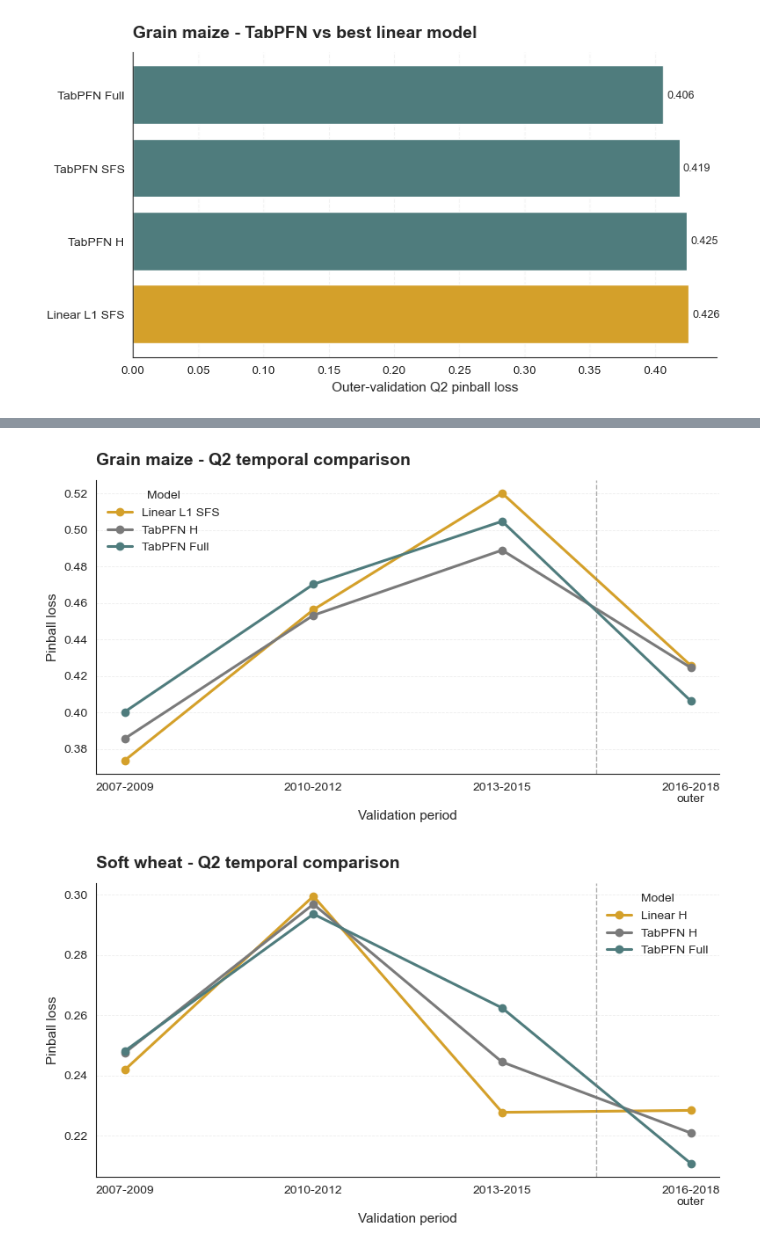
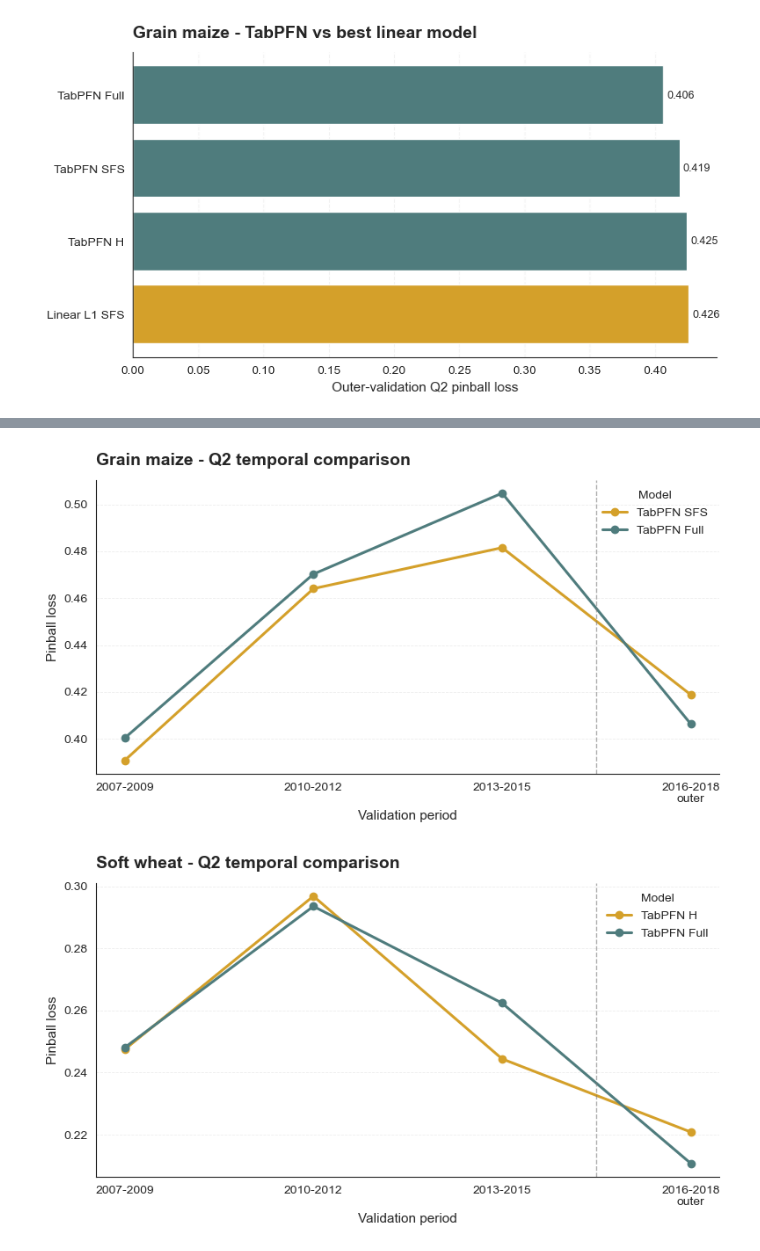
Before and after one commit to AlessioRepetto/agriclimate-intelligence, a Jupyter notebook: notebooks/ML_Quantile_Modelling.ipynb, the cells around one changed output, grey strips where cells are left out. Drawn from its saved outputs; the diff is of its cells as text; code cells hidden in the pictures.

Commit message:
Updated modelling notebook
Added test analysis

```diff
--- a/notebooks/ML_Quantile_Modelling.ipynb
+++ b/notebooks/ML_Quantile_Modelling.ipynb
@@ -2566,50 +2500,32 @@ The earlier development folds should be interpreted as temporal stability diagno
 set_plot_style()
 
 for crop in TABPFN_BACKTEST_CROPS:
+    model_labels = [
+        f"TabPFN {feature_label}"
+        for feature_label in TABPFN_BACKTEST_FEATURE_SETS[crop]
+    ]
+
     plot_data = (
         tabpfn_temporal_comparison[
             tabpfn_temporal_comparison["crop"] == crop
         ]
-        .set_index("period")
-        .drop(columns="crop")
-    )
-
-    linear_label = (
-        "Linear L1 SFS"
-        if crop == "Grain maize"
-        else "Linear H"
+        .set_index("period")[model_labels]
     )
 
     x = range(len(plot_data))
+    colors = [GOLD, TEAL]
 
     fig, ax = plt.subplots(figsize=(8, 4.5))
 
-    ax.plot(
-        x,
-        plot_data[linear_label],
-        marker="o",
-        linewidth=2.2,
-        color=GOLD,
-        label=linear_label,
-    )
-
-    ax.plot(
-        x,
-        plot_data["TabPFN H"],
-        marker="o",
-        linewidth=2.2,
-        color=GRAY_MED,
-        label="TabPFN H",
-    )
-
-    ax.plot(
-        x,
-        plot_data["TabPFN Full"],
-        marker="o",
-        linewidth=2.2,
-        color=TEAL,
-        label="TabPFN Full",
-    )
+    for model_label, color in zip(model_labels, colors):
+        ax.plot(
+            x,
+            plot_data[model_label],
+            marker="o",
+            linewidth=2.2,
+            color=color,
+            label=model_label,
+        )
 
     ax.axvline(
         2.5,
@@ -2619,35 +2535,35 @@ for crop in TABPFN_BACKTEST_CROPS:
         alpha=0.6,
     )
 
     ax.set_title(
         f"{crop} - Q2 temporal comparison",
         loc="left",
     )
     ax.set_xlabel("Validation period")
     ax.set_ylabel("Pinball loss")
 
     ax.set_xticks(x)
     ax.set_xticklabels([
         "2007-2009",
         "2010-2012",
         "2013-2015",
         "2016-2018\nouter",
     ])
 
     ax.grid(
         axis="y",
         linestyle="--",
         linewidth=0.6,
         alpha=0.35,
     )
 
     ax.legend(title="Model")
 
     fig.tight_layout()
     plt.show()
 # %% [output]
-[figure, old version]
+[figure, new version]
-[figure, old version]
+[figure, new version]
 # %% [markdown]
 ### Temporal robustness interpretation
 
```
Also changed, not shown: parts of 49 cells of this notebook.
